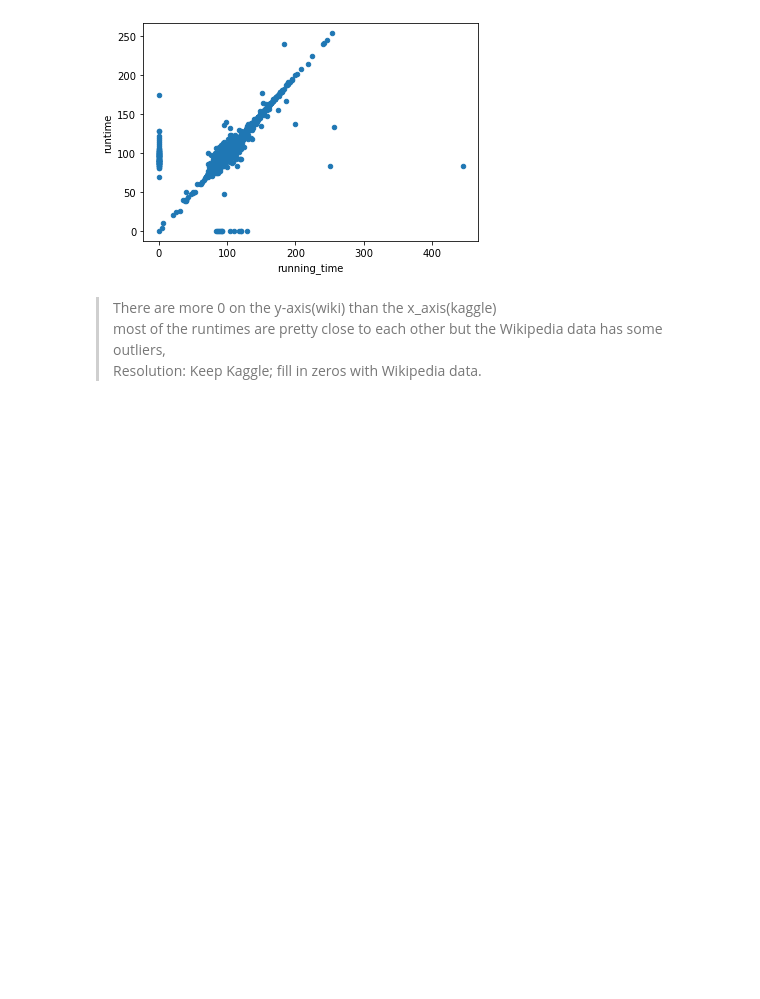
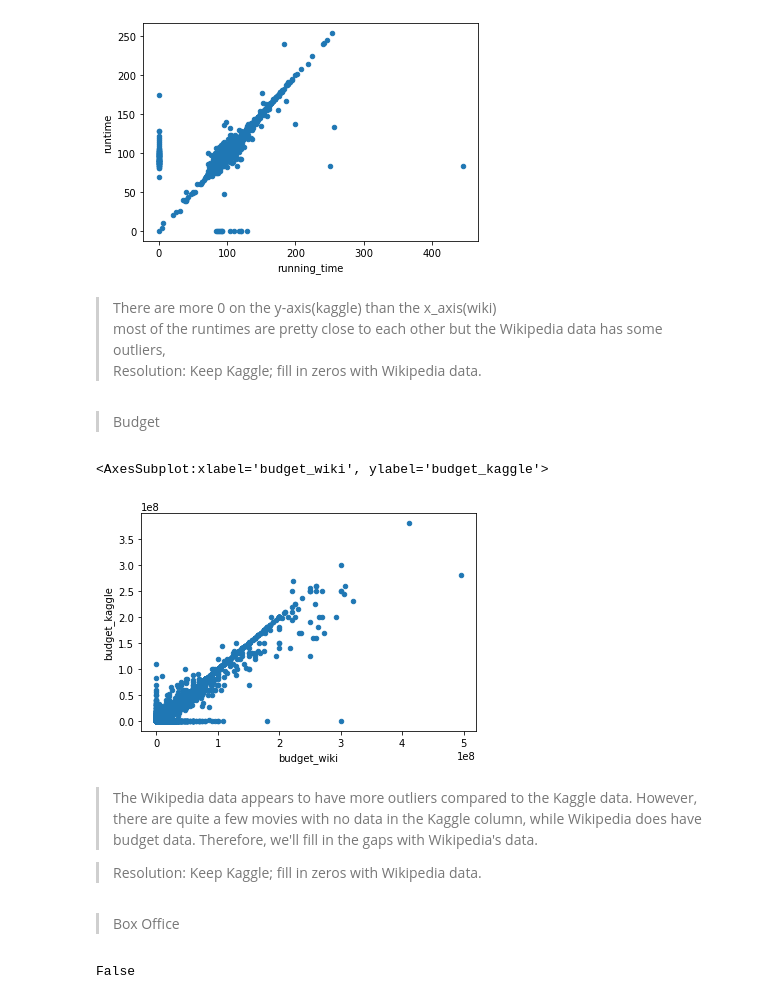
Before and after one commit to DonnieData/Movies-ETL, a Jupyter notebook: Movies_ETL.ipynb, the cells around one changed output. Cells and saved outputs as stored; diff of their text form; code cells hidden in the pictures; blank space fills up the shorter version.

```diff
--- a/Movies_ETL.ipynb
+++ b/Movies_ETL.ipynb
@@ -469,5 +447,5 @@ import pandas as pd
 # %%
-wiki_movies_df = pd.read_pickle('wiki_0.pk1')
+#wiki_movies_df = pd.read_pickle('wiki_0.pk1')
 # %%
 len(box_office)
 # %% [output]
@@ -690,6 +667,6 @@ wiki_movies_df.sample(3)
 3 rows × 22 columns
 # %%
-wiki_movies_df.drop('box_office',axis=1, inplace=True)
+wiki_movies_df.drop('Box office',axis=1, inplace=True)
 # %% [markdown]
 > parsing, cleaning, converting budget data
 # %%
@@ -1211,6 +1189,25 @@ movies_df.fillna(0).plot(x='running_time', y='runtime', kind='scatter')
 <AxesSubplot:xlabel='running_time', ylabel='runtime'>
 [figure]
 # %% [markdown]
-> There are more 0 on the y-axis(wiki) than the x_axis(kaggle)<br>
+> There are more 0 on the y-axis(kaggle) than the x_axis(wiki)<br>
 > most of the runtimes are pretty close to each other but the Wikipedia data has some outliers, <br>
 > Resolution: Keep Kaggle; fill in zeros with Wikipedia data.
+# %% [markdown]
+> Budget
+# %%
+movies_df.fillna(0).plot(x='budget_wiki',y='budget_kaggle', kind='scatter')
+# %% [output]
+<AxesSubplot:xlabel='budget_wiki', ylabel='budget_kaggle'>
+[figure, added]
+# %% [markdown]
+> The Wikipedia data appears to have more outliers compared to the Kaggle data. However, there are quite a few movies with no data in the Kaggle column, while Wikipedia does have budget data. Therefore, we'll fill in the gaps with Wikipedia's data.
+
+
+
+> Resolution: Keep Kaggle; fill in zeros with Wikipedia data.
+# %% [markdown]
+> Box Office
+# %%
+'office' in movies_df.columns
+# %% [output]
+False
```
Also changed, not shown: parts of 36 cells of this notebook.
